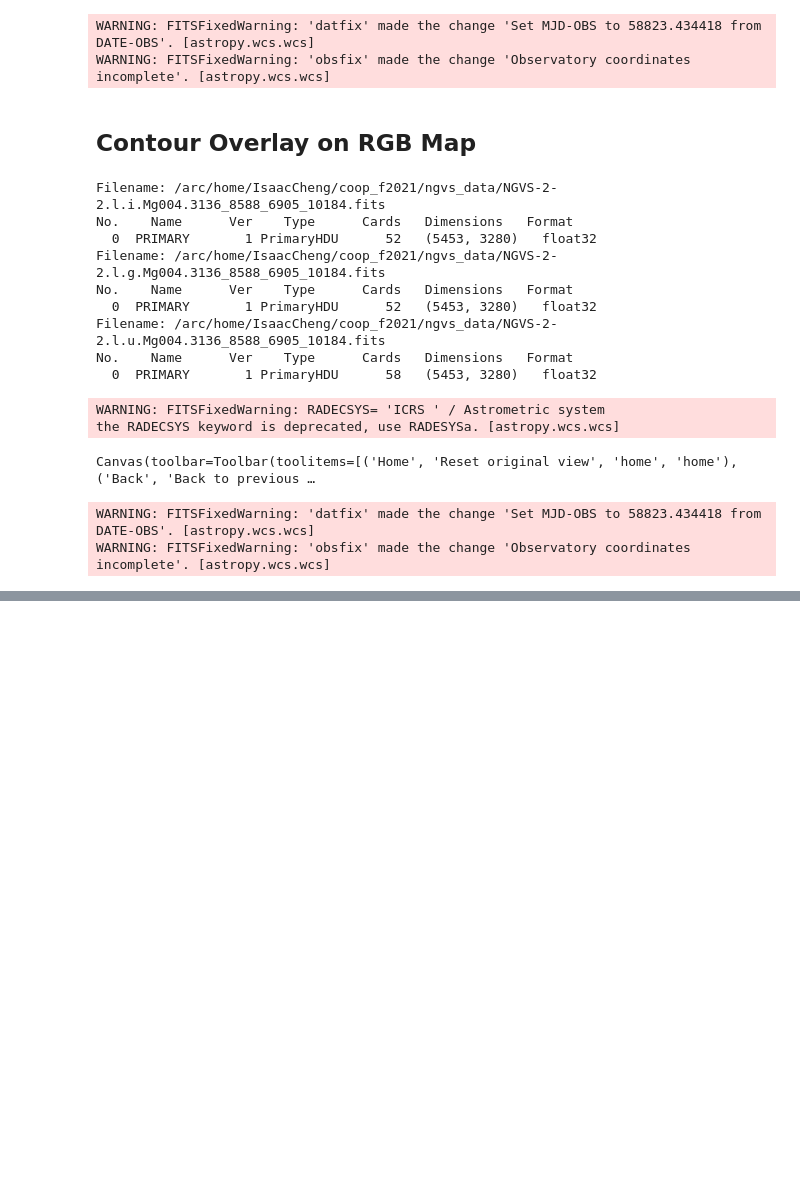
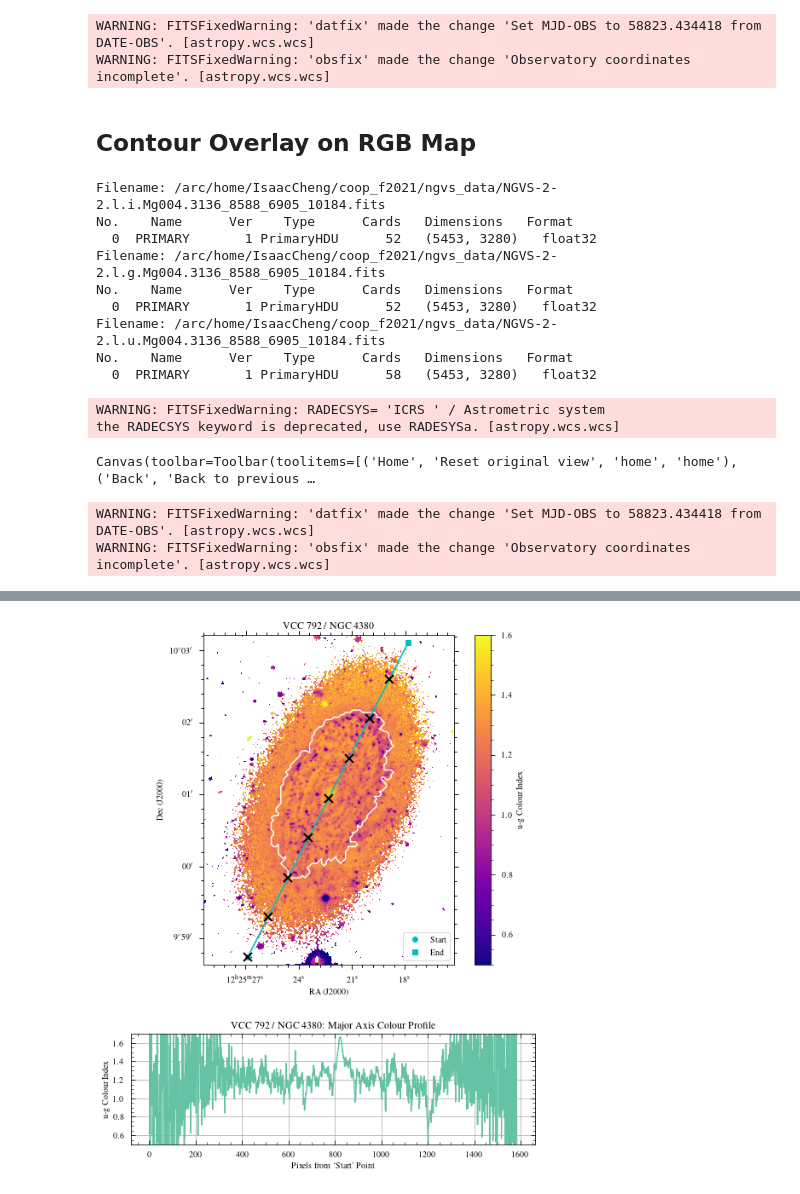
Before and after one commit to BearBearCodes/coop_f2021, a Jupyter notebook: warmup/ngvs_intro.ipynb, the cells around one changed output, grey strips where cells are left out. Drawn from its saved outputs; the diff is of its cells as text; code cells hidden in the pictures; blank space fills up the shorter version.

```diff
--- a/warmup/ngvs_intro.ipynb
+++ b/warmup/ngvs_intro.ipynb
@@ -998,0 +1253,61 @@ WARNING: FITSFixedWarning: 'obsfix' made the change 'Observatory coordinates inc
+# %%
+# Major axis u-g colour profile (2 subplots, extended line and added line ticks)
+%matplotlib inline
+ug_colour = -2.5 * np.log10(data_u_cut / data_g_cut)
+vcc792_dist = 16.5 * u.Mpc
+cmap = "plasma"
+cmap = mpl.cm.get_cmap(cmap)
+cmap = copy.copy(shiftedColorMap(cmap, midpoint=0.5))
+cmap.set_bad("w")
+#
+fig = plt.figure(figsize=(8.5, 11))
+ax = fig.add_subplot(3, 1, (1, 2), projection=colouridx_wcs_cut)
+img = ax.imshow(ug_colour, cmap=cmap, vmin=0.5, vmax=1.6)
+add_scalebar(ax, colouridx_wcs_cut, vcc792_dist,
+             scalebar_factor=2, label="2 kpc", color="w", loc="lower right")
+cbar = fig.colorbar(img)
+cbar.ax.tick_params(which="both", direction="out")
+cbar.set_label("u-g Colour Index")
+# cbar.ax.invert_yaxis()  # since negative magnitude = brighter
+#
+# Overplot CO contour from VERTICO data
+#
+ax.contour(data_co, transform=ax.get_transform(WCS(header_co)),
+           levels=0,
+           colors='w')
+#
+# Plot line showing major axis
+#
+ug_start, ug_end = (200, 34), (920, 1446)
+ug_profile, ug_xs, ug_ys = line_profile_idx(ug_colour, ug_start, ug_end)
+# ax.plot([ug_start[0], ug_end[0]], [ug_start[1], ug_end[1]], "c-")
+ax.plot(ug_xs, ug_ys, "c-")
+ax.plot(*ug_start, "co", label="Start")
+ax.plot(*ug_end, "cs", label="End")
+#
+# Tick marks along line
+#
+ax.plot(ug_xs[::200], ug_ys[::200], "kx", markersize=10, markeredgewidth=2, zorder=10)
+#
+# Other plot parameters
+#
+ax.tick_params(which="both", direction="out")
+ax.set_xlabel("RA (J2000)")
+ax.set_ylabel("Dec (J2000)")
+ax.set_title("VCC 792 / NGC 4380")
+ax.grid(False)
+ax.set_aspect("equal")
+ax.legend(loc="lower right")
+#
+# Plot major axis profile
+#
+ax2 = fig.add_subplot(414)
+ax2.plot(ug_profile)
+# ax2.invert_yaxis()
+ax2.set_ylim(0.5, 1.7)
+ax2.set_ylabel("u-g Colour Index")
+ax2.set_xlabel("Pixels from `Start' Point")
+ax2.set_title("VCC 792 / NGC 4380: Major Axis Colour Profile")
+fig.savefig("imgs/vcc792_majAxProfile_v2_lim.pdf")
+plt.show()
+# %% [output]
@@ -998,0 +1316 @@ WARNING: FITSFixedWarning: 'obsfix' made the change 'Observatory coordinates inc
+[figure, added]
```
Also changed, not shown: parts of 18 cells of this notebook.
